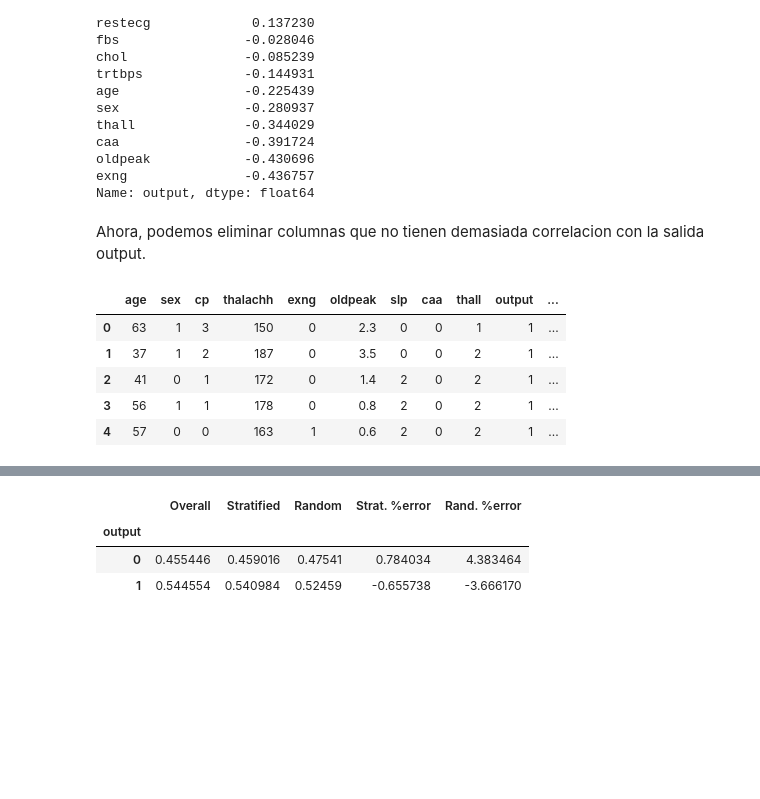
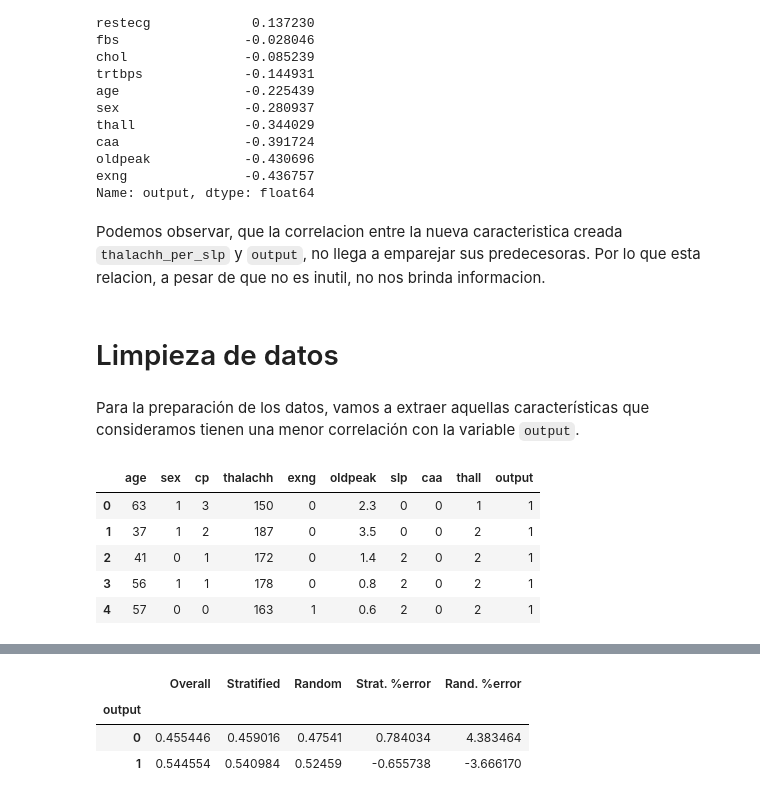
Before and after one commit to Nicolas2320/HeartAttack_Classifier, a Jupyter notebook: heart-attack-classifier.ipynb, the cells around one changed output, grey strips where cells are left out. Cells and saved outputs as stored; diff of their text form; code cells hidden in the pictures; blank space fills up the shorter version.

```diff
--- a/heart-attack-classifier.ipynb
+++ b/heart-attack-classifier.ipynb
@@ -118,15 +270,19 @@ caa                -0.391724
 oldpeak            -0.430696
 exng               -0.436757
 Name: output, dtype: float64
-# %% [markdown]
-Ahora, podemos eliminar columnas que no tienen demasiada correlacion con la salida output.
+# %% [markdown]
+Podemos observar, que la correlacion entre la nueva caracteristica creada `thalachh_per_slp` y `output`, no llega a emparejar sus predecesoras. Por lo que esta relacion, a pesar de que no es inutil, no nos brinda informacion.
+# %% [markdown]
+# Limpieza de datos
+# %% [markdown]
+Para la preparación de los datos, vamos a extraer aquellas características que consideramos tienen una menor correlación con la variable `output`.
 # %%
-data2 = data.drop(["trtbps", "chol", "fbs", "restecg"], axis=1)
+data2 = data.drop(["trtbps", "chol", "fbs", "restecg", "thalachh_per_slp"], axis=1)
 data2.head()
 # %% [output]
-|  | age | sex | cp | thalachh | exng | oldpeak | slp | caa | thall | output | ... |
-| 0 | 63 | 1 | 3 | 150 | 0 | 2.3 | 0 | 0 | 1 | 1 | ... |
-| 1 | 37 | 1 | 2 | 187 | 0 | 3.5 | 0 | 0 | 2 | 1 | ... |
-| 2 | 41 | 0 | 1 | 172 | 0 | 1.4 | 2 | 0 | 2 | 1 | ... |
-| 3 | 56 | 1 | 1 | 178 | 0 | 0.8 | 2 | 0 | 2 | 1 | ... |
-| 4 | 57 | 0 | 0 | 163 | 1 | 0.6 | 2 | 0 | 2 | 1 | ... |
+|  | age | sex | cp | thalachh | exng | oldpeak | slp | caa | thall | output |
+| 0 | 63 | 1 | 3 | 150 | 0 | 2.3 | 0 | 0 | 1 | 1 |
+| 1 | 37 | 1 | 2 | 187 | 0 | 3.5 | 0 | 0 | 2 | 1 |
+| 2 | 41 | 0 | 1 | 172 | 0 | 1.4 | 2 | 0 | 2 | 1 |
+| 3 | 56 | 1 | 1 | 178 | 0 | 0.8 | 2 | 0 | 2 | 1 |
+| 4 | 57 | 0 | 0 | 163 | 1 | 0.6 | 2 | 0 | 2 | 1 |
```
Also changed, not shown: parts of 91 cells of this notebook.
